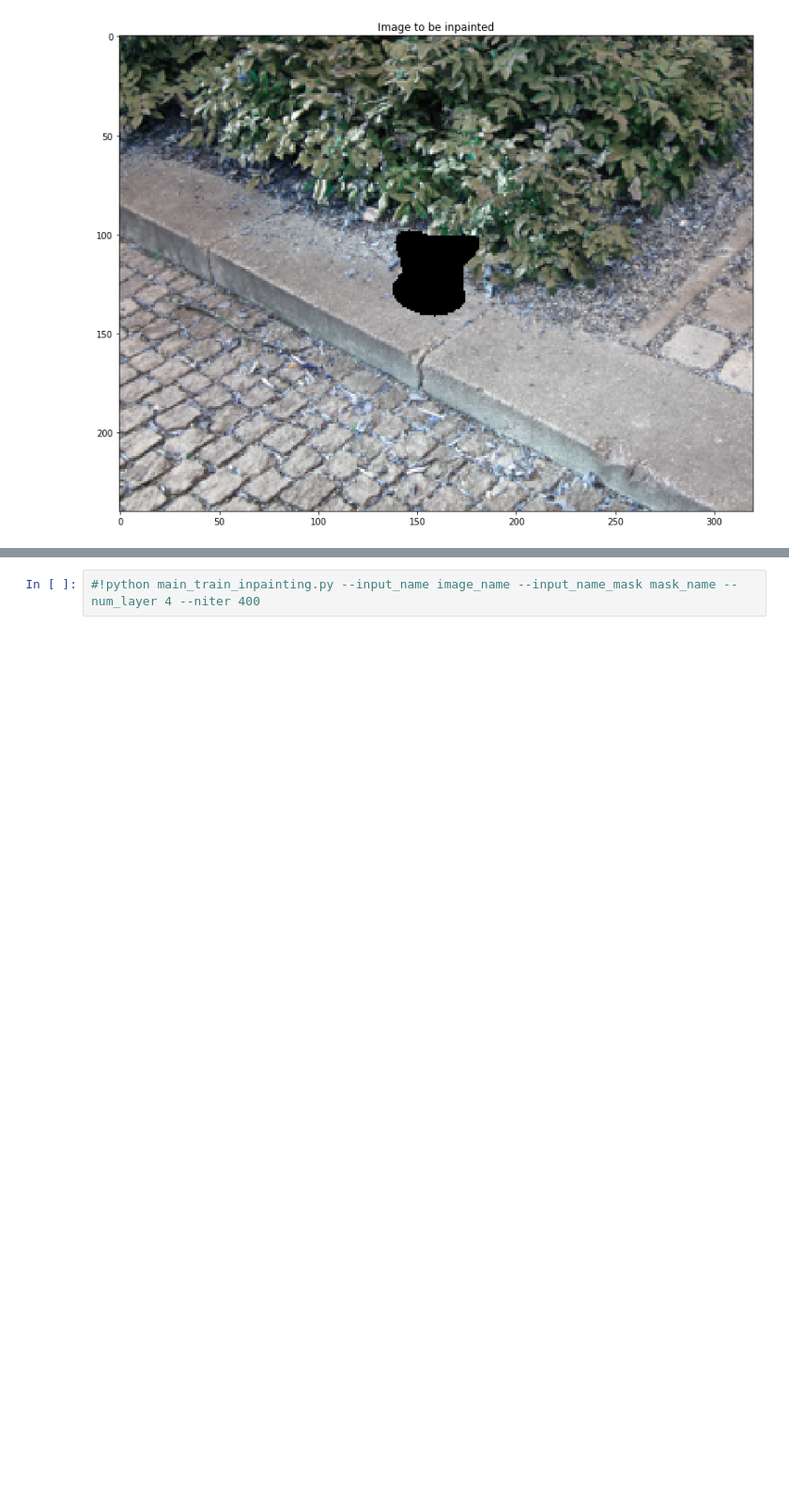
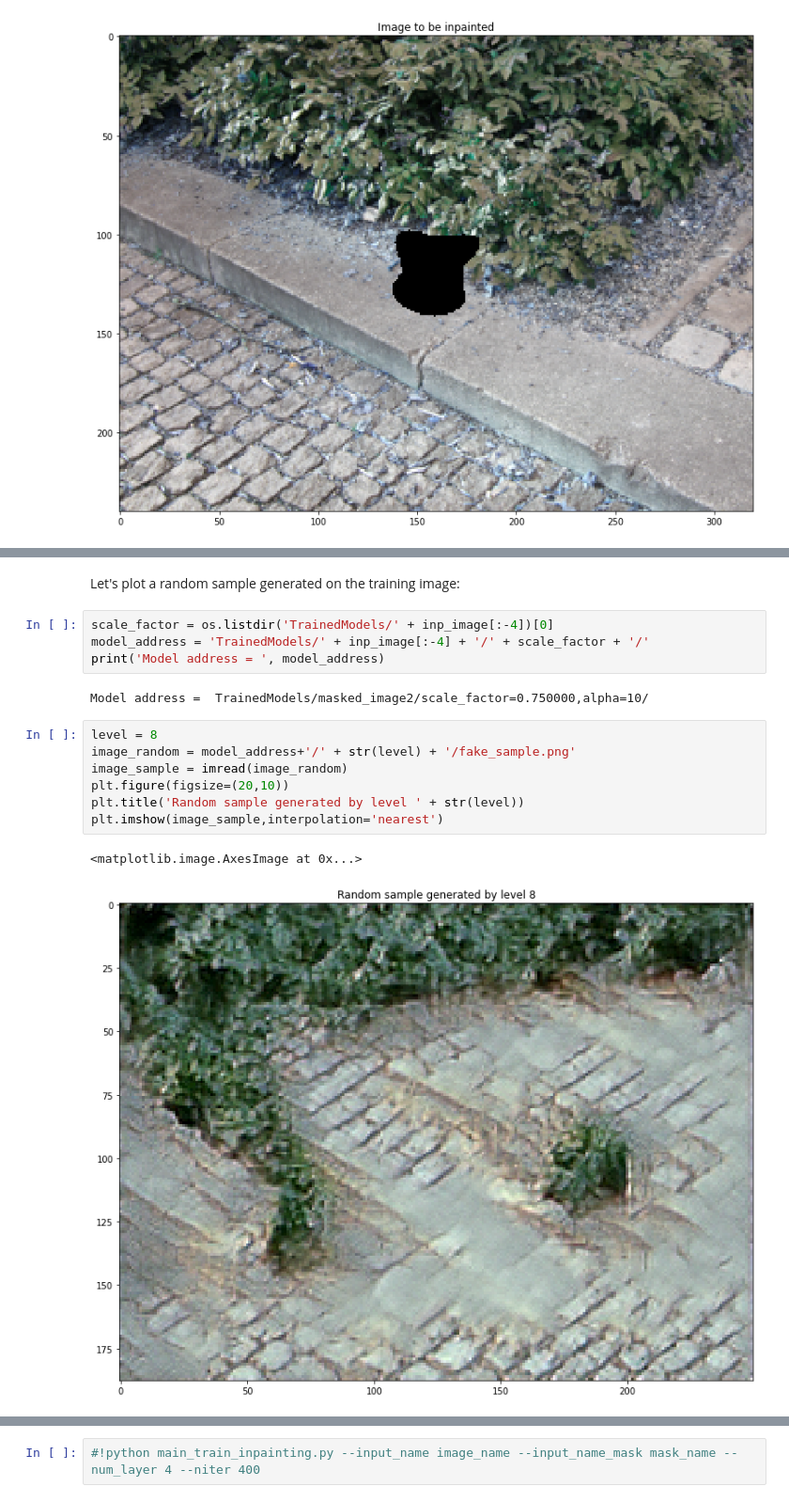
Before and after one commit to brenoskuk/recvis, a Jupyter notebook: SinGan.ipynb, the cells around one changed output, grey strips where cells are left out. Shown at 94% size. Cells and saved outputs as stored; diff of their text form; blank space fills up the shorter version.

```diff
--- a/SinGan.ipynb
+++ b/SinGan.ipynb
@@ -174,0 +212,18 @@ True
+# %% [markdown]
+Let's plot a random sample generated on the training image:
+# %%
+scale_factor = os.listdir('TrainedModels/' + inp_image[:-4])[0]
+model_address = 'TrainedModels/' + inp_image[:-4] + '/' + scale_factor + '/'
+print('Model address = ', model_address)
+# %% [output]
+Model address =  TrainedModels/masked_image2/scale_factor=0.750000,alpha=10/
+# %%
+level = 8
+image_random = model_address+'/' + str(level) + '/fake_sample.png'
+image_sample = imread(image_random)
+plt.figure(figsize=(20,10))
+plt.title('Random sample generated by level ' + str(level))
+plt.imshow(image_sample,interpolation='nearest')
+# %% [output]
+<matplotlib.image.AxesImage at 0x...>
+[figure, added]
```
Also changed, not shown: parts of 22 cells of this notebook.
